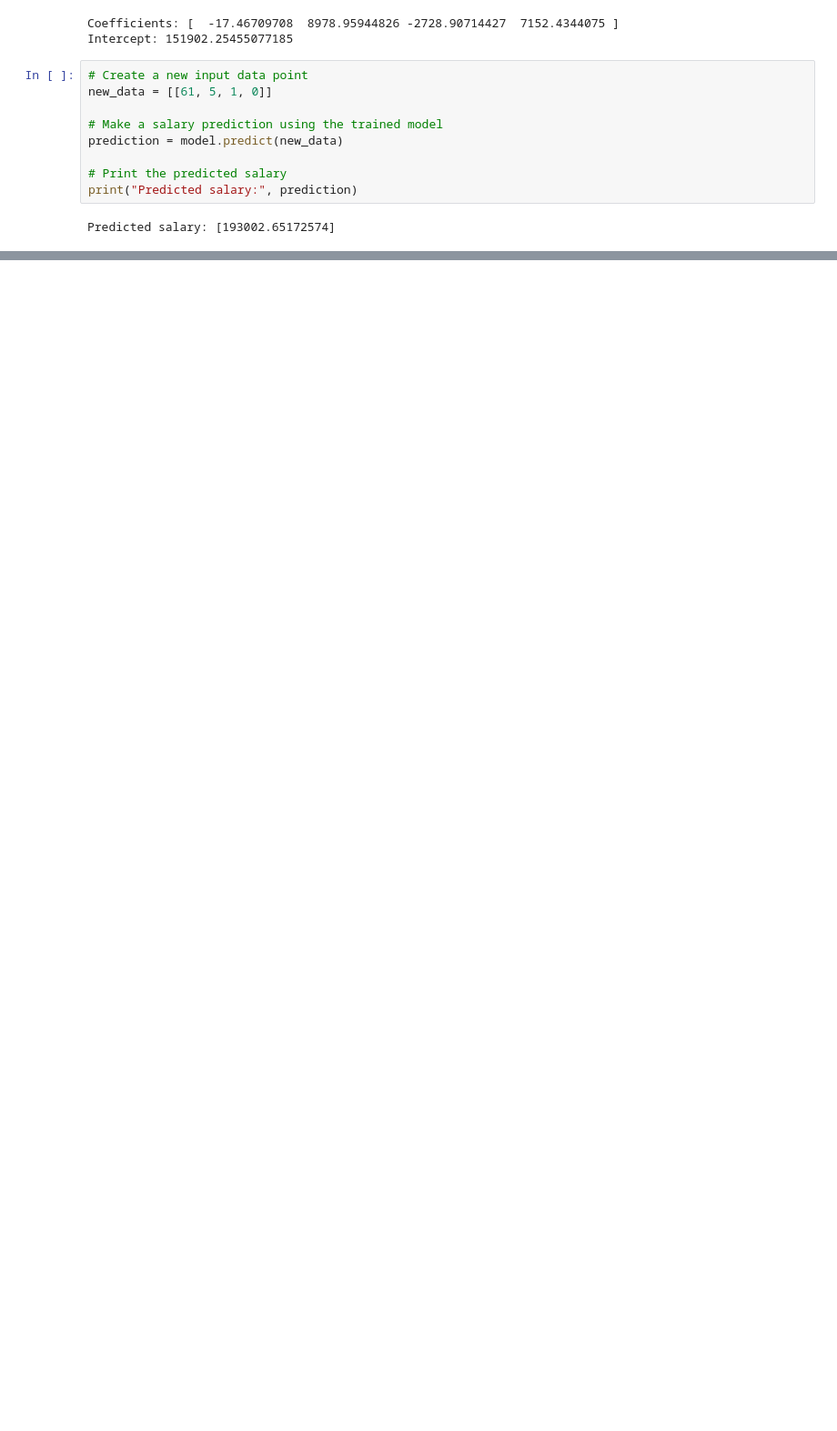
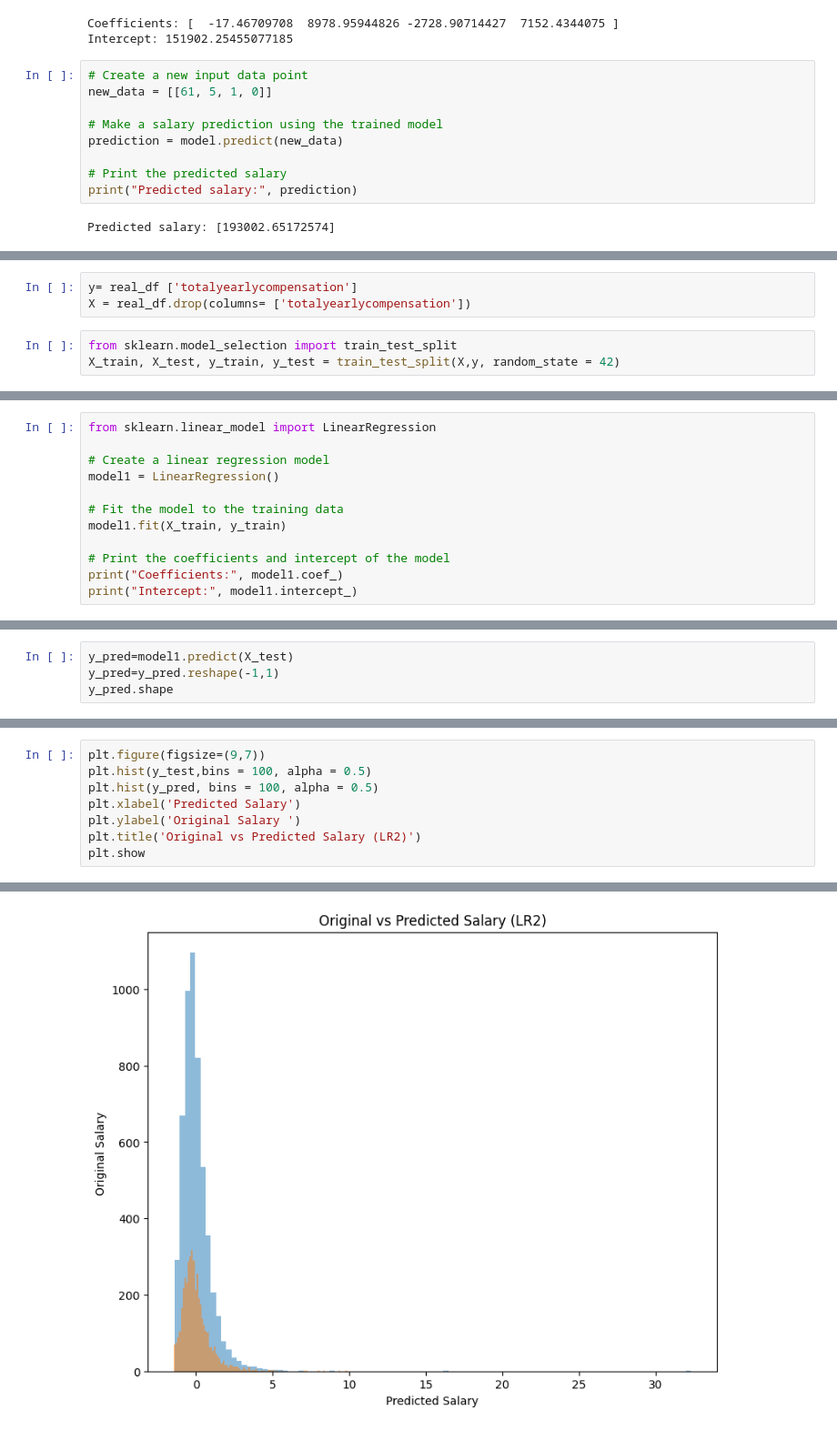
Before and after one commit to pragna2000/Tech-Salary-Prediction-, a Jupyter notebook: Project_1/Salary Prediction based on Linear Regression.ipynb, the cells around one changed output, grey strips where cells are left out. Shown at 91% size. Saved outputs shown, nothing was run; the diff lists cells and outputs as text; blank space fills up the shorter version.

```diff
--- a/Project_1/Salary Prediction based on Linear Regression.ipynb
+++ b/Project_1/Salary Prediction based on Linear Regression.ipynb
@@ -183,0 +154,6 @@ Predicted salary: [193002.65172574]
+# %%
+y= real_df ['totalyearlycompensation']
+X = real_df.drop(columns= ['totalyearlycompensation'])
+# %%
+from sklearn.model_selection import train_test_split
+X_train, X_test, y_train, y_test = train_test_split(X,y, random_state = 42)
@@ -183,0 +164,12 @@ Predicted salary: [193002.65172574]
+# %%
+from sklearn.linear_model import LinearRegression
+
+# Create a linear regression model
+model1 = LinearRegression()
+
+# Fit the model to the training data
+model1.fit(X_train, y_train)
+
+# Print the coefficients and intercept of the model
+print("Coefficients:", model1.coef_)
+print("Intercept:", model1.intercept_)
@@ -183,0 +190,4 @@ Predicted salary: [193002.65172574]
+# %%
+y_pred=model1.predict(X_test)
+y_pred=y_pred.reshape(-1,1)
+y_pred.shape
@@ -183,0 +205,9 @@ Predicted salary: [193002.65172574]
+# %%
+plt.figure(figsize=(9,7))
+plt.hist(y_test,bins = 100, alpha = 0.5)
+plt.hist(y_pred, bins = 100, alpha = 0.5)
+plt.xlabel('Predicted Salary')
+plt.ylabel('Original Salary ')
+plt.title('Original vs Predicted Salary (LR2)')
+plt.show
+# %% [output]
@@ -183,0 +215 @@ Predicted salary: [193002.65172574]
+[figure, added]
```
Also changed, not shown: parts of 34 cells of this notebook, 6 other files.
